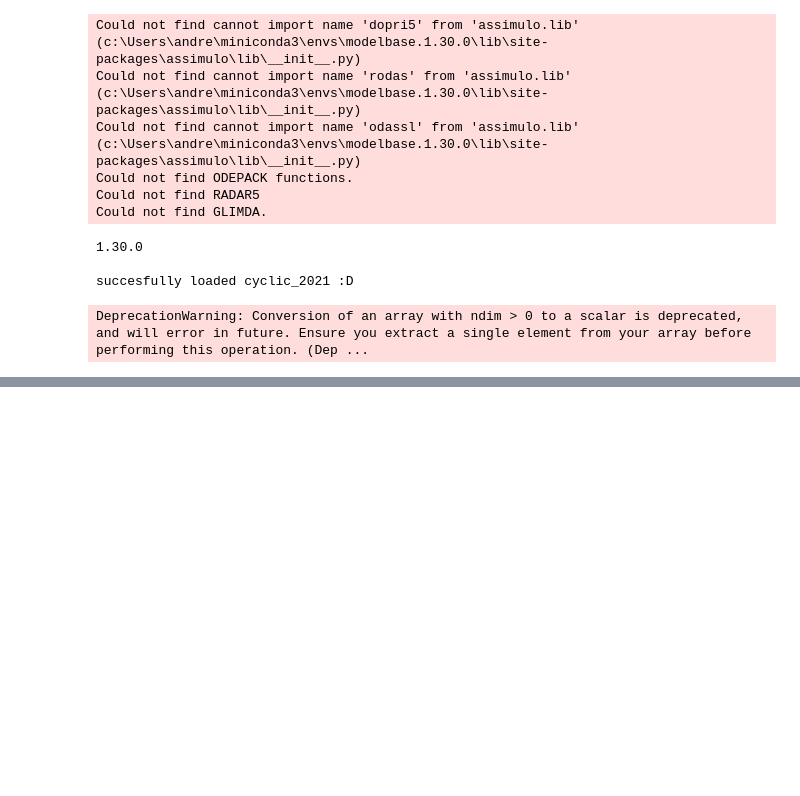
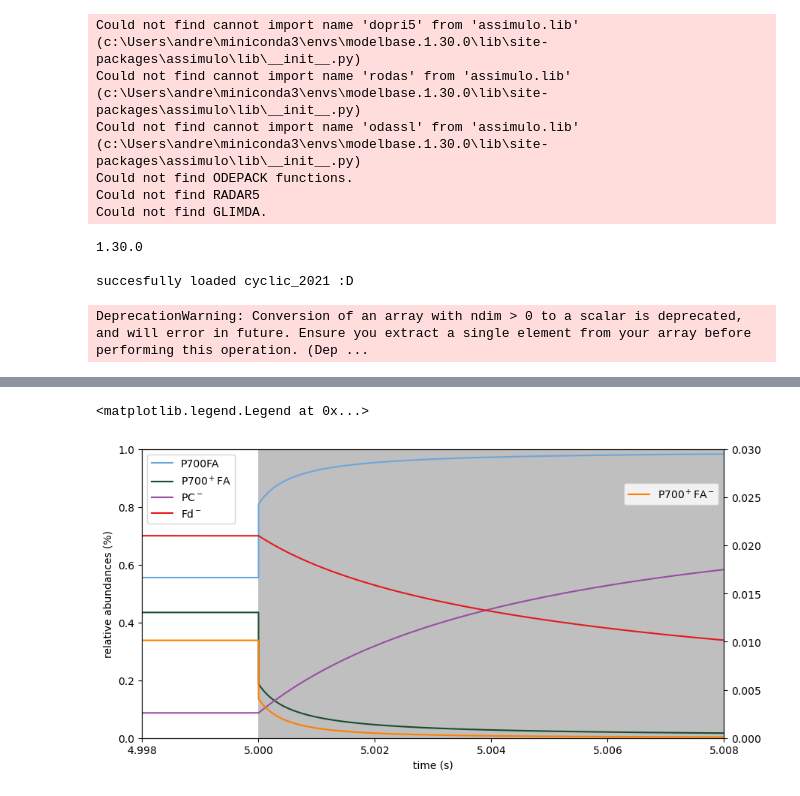
Before and after one commit to A-Potthoff/QTB_modeling, a Jupyter notebook: analyses/dark_light_dynamics.ipynb, the cells around one changed output, grey strips where cells are left out. Cells and saved outputs as stored; diff of their text form; code cells hidden in the pictures; blank space fills up the shorter version.

```diff
--- a/analyses/dark_light_dynamics.ipynb
+++ b/analyses/dark_light_dynamics.ipynb
@@ -195,3 +183,33 @@ t_dark = [5, 100]
 simulate_change(s, y1, "pfd", pfd_light, pfd_dark, t_to_0, t_after_0)
 
 c = s.get_full_results_df()
+# %%
+# PLOT PSI STATES
+
+fig, ax1 = plt.subplots(1, 1, figsize=(10, 5))
+ax2 = ax1.twinx()
+
+ax1.plot(c["rel_P700FA"], label="P700FA", color=colors[0])
+ax2.plot(c["rel_P700+FA-"], label="P700$^+$FA$^-$", color=colors[1])
+ax1.plot(c["rel_P700+FA"], label="P700$^+$FA", color =colors[2])
+
+if model != "cyclic_2021":
+    ax2.plot(c["rel_P700FA-"], label = "P700FA$^{-}$", color=colors[3])
+
+ax1.plot(c["PC_redoxstate"], label="PC$^-$", color=colors[4])
+ax1.plot(c["Fd_redoxstate"], label="Fd$^-$", color=colors[5])
+
+ax1.axvspan(t_dark[0], t_dark[1], facecolor='grey', alpha=0.5)
+
+ax1.set(xlim=t_borders,
+        ylim=(-0.00, 1),
+        xlabel=("time (s)"),
+        ylabel=("relative abundances (%)"))
+ax2.set(ylim=(-0.0, 0.03)),
+
+#legends
+ax1.legend(loc="upper left", bbox_to_anchor=(0, 1))
+ax2.legend(loc = "upper right", bbox_to_anchor=(1, 0.9))
+# %% [output]
+<matplotlib.legend.Legend at 0x...>
+[figure, added]
```
Also changed, not shown: parts of 16 cells of this notebook, 53 other files.
